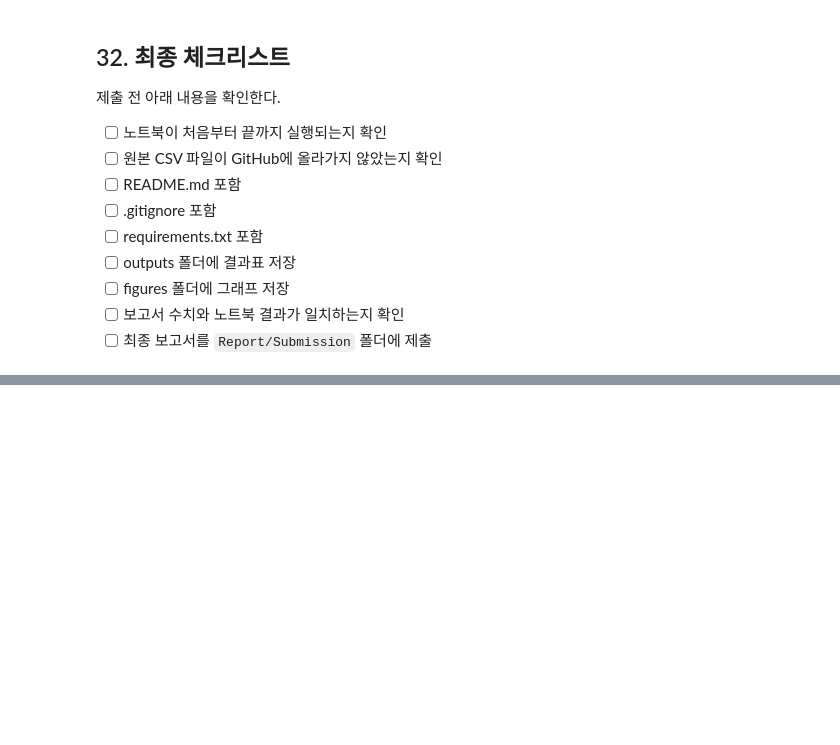
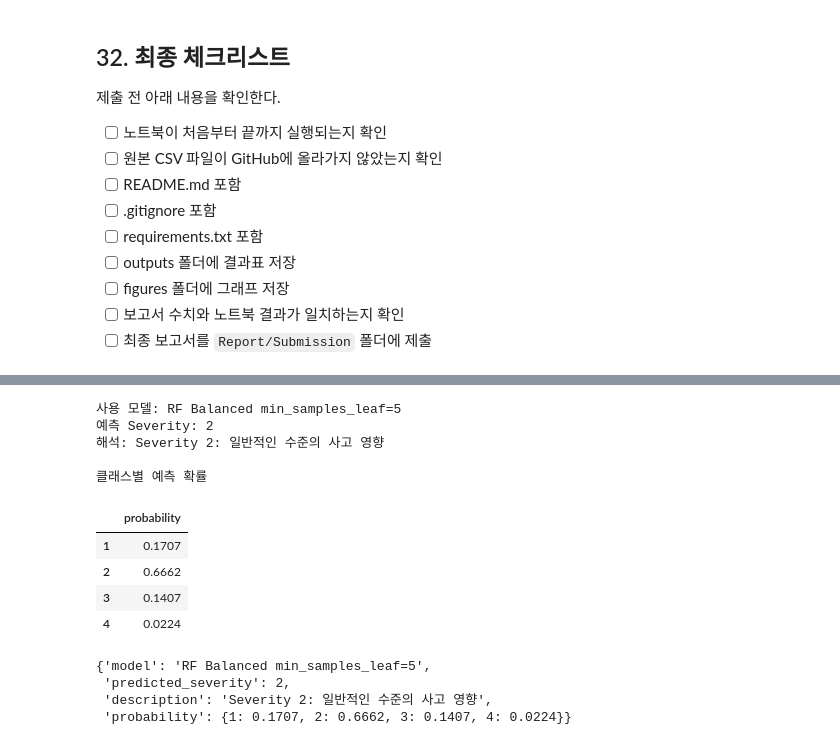
Before and after one commit to 2026-1st/Team-4, a Jupyter notebook: Team4_US_Accidents_Final_Project_revised.ipynb, the cells around one changed output, grey strips where cells are left out. Saved outputs shown, nothing was run; the diff lists cells and outputs as text; code cells hidden in the pictures; blank space fills up the shorter version.

```diff
--- a/Team4_US_Accidents_Final_Project_revised.ipynb
+++ b/Team4_US_Accidents_Final_Project_revised.ipynb
@@ -1702,0 +1863,63 @@ print("- figures/*.png")
+# %%
+# =========================
+# 예시 입력값
+# =========================
+# 아래 값만 바꿔서 실행하면 Severity 예측 결과가 출력된다.
+
+sample_user_input = {
+    "Start_Time": "2023-03-15 08:30:00",
+    "Start_Lat": 34.0522,
+    "Start_Lng": -118.2437,
+    "State": "CA",
+    "County": "Los Angeles",
+    "City": "Los Angeles",
+    "Timezone": "US/Pacific",
+
+    "Temperature(F)": 65.0,
+    "Wind_Chill(F)": 65.0,
+    "Humidity(%)": 60.0,
+    "Pressure(in)": 29.9,
+    "Visibility(mi)": 10.0,
+    "Wind_Speed(mph)": 5.0,
+    "Precipitation(in)": 0.0,
+
+    "Wind_Direction": "CALM",
+    "Weather_Condition": "Clear",
+
+    "Sunrise_Sunset": "Day",
+    "Civil_Twilight": "Day",
+    "Nautical_Twilight": "Day",
+    "Astronomical_Twilight": "Day",
+
+    "Amenity": 0,
+    "Bump": 0,
+    "Crossing": 1,
+    "Give_Way": 0,
+    "Junction": 1,
+    "No_Exit": 0,
+    "Railway": 0,
+    "Roundabout": 0,
+    "Station": 0,
+    "Stop": 0,
+    "Traffic_Calming": 0,
+    "Traffic_Signal": 1,
+    "Turning_Loop": 0
+}
+
+prediction_result = predict_severity_from_input(sample_user_input)
+prediction_result
+# %% [output]
+사용 모델: RF Balanced min_samples_leaf=5
+예측 Severity: 2
+해석: Severity 2: 일반적인 수준의 사고 영향
+
+클래스별 예측 확률
+|  | probability |
+| 1 | 0.1707 |
+| 2 | 0.6662 |
+| 3 | 0.1407 |
+| 4 | 0.0224 |
+{'model': 'RF Balanced min_samples_leaf=5',
+ 'predicted_severity': 2,
+ 'description': 'Severity 2: 일반적인 수준의 사고 영향',
+ 'probability': {1: 0.1707, 2: 0.6662, 3: 0.1407, 4: 0.0224}}
```
Also changed, not shown: parts of 5 cells of this notebook, 5 other files.
